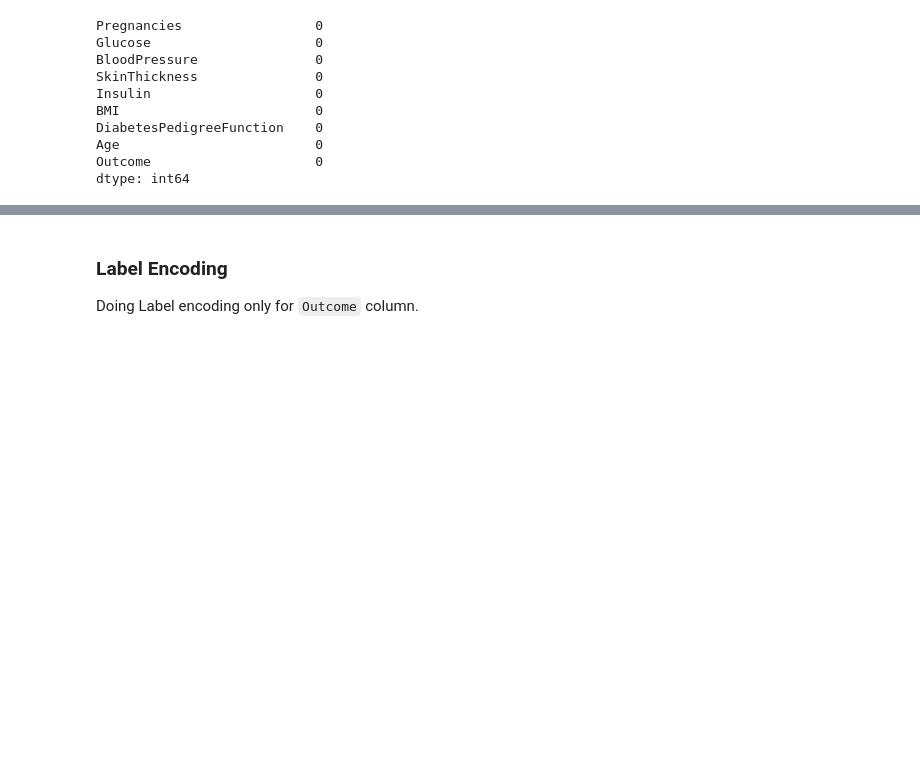
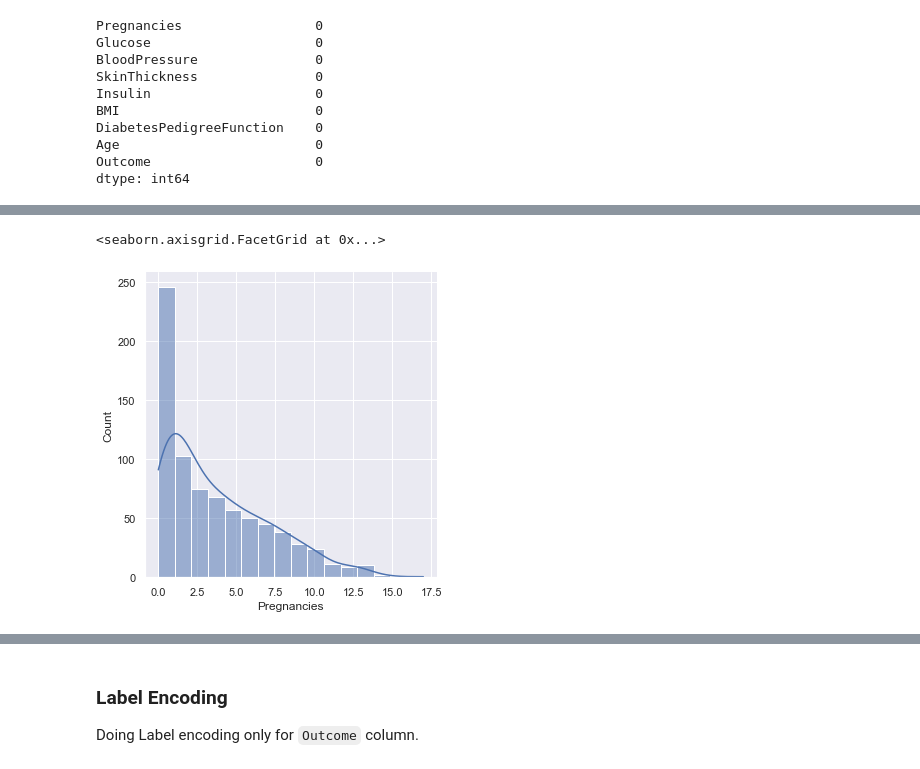
Before and after one commit to adhadse/ColabRepo, a Jupyter notebook: kaggle/beginners/pima_indians-diabetes/Diabetes Prediction.ipynb, the cells around one changed output, grey strips where cells are left out. Drawn from its saved outputs; the diff is of its cells as text; code cells hidden in the pictures; blank space fills up the shorter version.

```diff
--- a/kaggle/beginners/pima_indians-diabetes/Diabetes Prediction.ipynb
+++ b/kaggle/beginners/pima_indians-diabetes/Diabetes Prediction.ipynb
@@ -50,11 +50,10 @@ Build a machine learning model to accurately predict whether or not the patients
 import pandas as pd
 import numpy as np
 import matplotlib.pyplot as plt
-from sklearn import preprocessing
 import seaborn as sns
 import missingno as msno
 
-sbs.set_theme()
+sns.set_theme()
 
 # %matplotlib qt
 %matplotlib inline
@@ -225,0 +230,5 @@ for col in df.columns:
+# %%
+sns.displot(df['Pregnancies'], kde=True)
+# %% [output]
+<seaborn.axisgrid.FacetGrid at 0x...>
+[figure, added]
```
Also changed, not shown: parts of 30 cells of this notebook, 7 other files.
